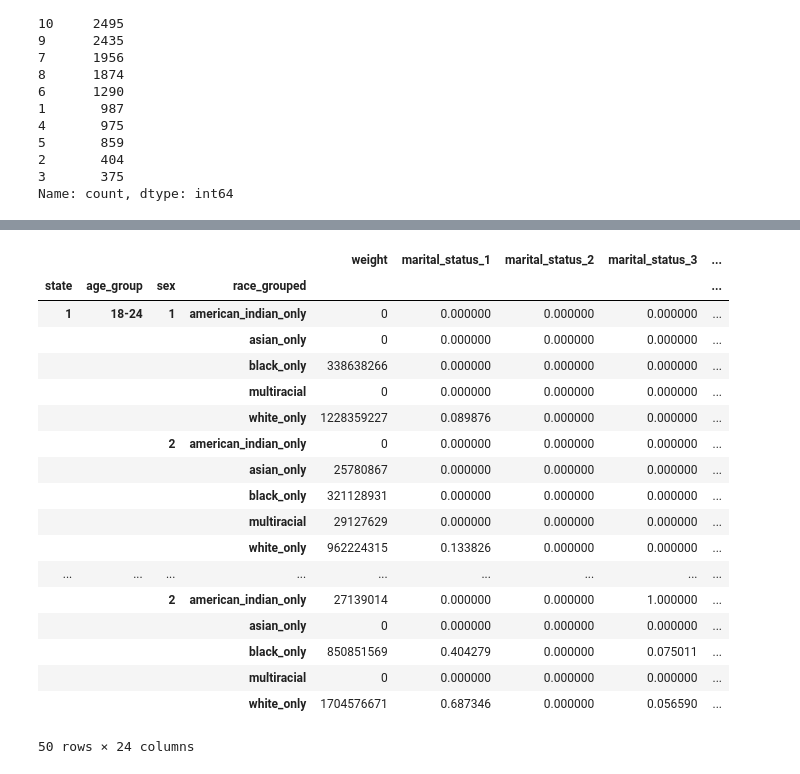
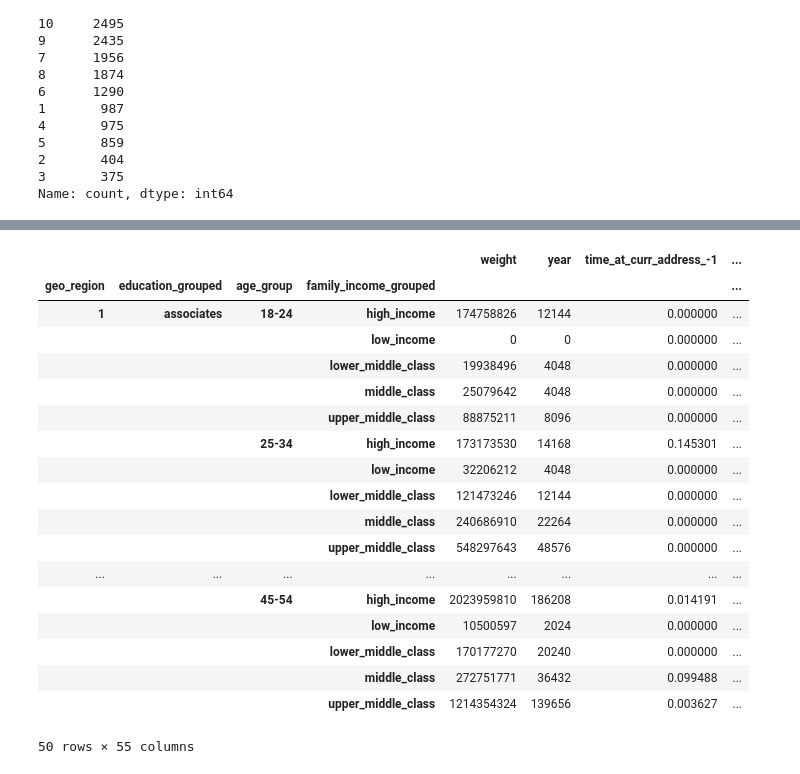
Before and after one commit to ecw70574/US-Census-Voting-and-Registration-DSCI-Capstone-Project, a Jupyter notebook: AggregationsforRNN.ipynb, the cells around one changed output, grey strips where cells are left out. Cells and saved outputs as stored; diff of their text form; code cells hidden in the pictures.

Commit message:
fixed aggregation logic, ready to apply to each year's extract

```diff
--- a/AggregationsforRNN.ipynb
+++ b/AggregationsforRNN.ipynb
@@ -74,5 +101,5 @@ data = data.rename(columns={
 # %%
 # subset only a few features for now, can add more in later
-data_subset = data[["age","sex", "marital_status","education","family_income","number_of_children","race","hispanic_flag", "veteran",'state',"weight"]]
+data_subset = data[["age","sex", "marital_status","education","family_income","race","hispanic_flag","weight", "time_at_curr_address","curr_student","lease_type","job_industry_code","geo_region","GED_or_HS","did_vote"]]
 data_subset
 # %% [output]
@@ -173,7 +205,7 @@ data_subset.loc[data_subset['race'] == 1, 'race_grouped'] = 'white_only'
 data_subset.loc[data_subset['race'] == 2, 'race_grouped'] = 'black_only'
 data_subset.loc[data_subset['race'] == 3, 'race_grouped'] = 'american_indian_only'
 data_subset.loc[data_subset['race'] == 4, 'race_grouped'] = 'asian_only'
-data_subset.loc[data_subset['race'] == 5, 'race_grouped'] = 'white_only'
+data_subset.loc[data_subset['race'] == 5, 'race_grouped'] = 'PI_only'
 data_subset.loc[(data_subset['race'] != 1) & (data_subset['race'] != 2) & (data_subset['race'] != 3) & (data_subset['race'] != 4) & (data_subset['race'] != 5), 'race_grouped'] = 'multiracial'
 
 data_subset = data_subset.drop(columns="race")
@@ -265,7 +280,8 @@ data_subset = data_subset.drop(columns="number_of_children")
 
 # did not complete high school
 data_subset.loc[(data_subset['education'] >= 31) & (data_subset['education'] <= 38), 'education_grouped'] = 'less_than_highschool'
-data_subset.loc[(data_subset['education'] == 39) | (data_subset['education'] == 40), 'education_grouped'] = 'high_school_completed'
+data_subset.loc[data_subset['education'] == 39, 'education_grouped'] = 'high_school_GED_completed'
+data_subset.loc[data_subset['education'] == 40, 'education_grouped'] = 'some_college'
 data_subset.loc[(data_subset['education'] == 41) | (data_subset['education'] == 42), 'education_grouped'] = 'associates'
 data_subset.loc[(data_subset['education'] == 43), 'education_grouped'] = 'bachelors'
 data_subset.loc[(data_subset['education'] > 43), 'education_grouped'] = 'masters_and_above'
@@ -289,10 +309,14 @@ education_grouped            5
 dtype: int64
+# %%
+# Choose the features we talked about on 4/16
+data_subset = data_subset[["time_at_curr_address", "curr_student","lease_type","marital_status", "job_industry_code","GED_or_HS","sex","race_grouped","geo_region", "education_grouped", "age_group", "family_income_grouped", "weight","did_vote"]]
 # %%
 year = 2024 # append and group by year so we can concatenate after performing this on all
 
+data_subset["year"] = year
 # AGGREGATING BY DEMOGRAPHIC GROUP
 # encode the features we don't want to group by in the rows
-grouped_cols = ["marital_status", "hispanic_flag", "education_grouped","family_income_grouped", "children_grouped","veteran"]
+grouped_cols = ["time_at_curr_address", "curr_student","lease_type","marital_status", "job_industry_code","GED_or_HS","sex","race_grouped","did_vote"]
 
 dummies_df = pd.get_dummies(data_subset, columns=grouped_cols)
 
@@ -307,58 +331,62 @@ for col in dummies_df.columns:
 
 
 # for each group, the proportion of each category is the sum of the weighted counts for that category divided by the total weight for that group
-grouped = dummies_df.groupby(["state", "age_group", "sex", "race_grouped"]).sum()
+grouped = dummies_df.groupby(["geo_region", "education_grouped", "age_group", "family_income_grouped"]).sum()
 
 grouped.head(50)
 
 feature_cols = [
     c for c in grouped.columns
     if any(c.startswith(p) for p in grouped_cols)
 ]
 '''
 grouped_nozeros = grouped[grouped["weight"] > 0] # drop rows with 0 weight
 grouped_nozeros
 '''
 
 '''
 feature_cols = [c for c in grouped.columns if c != "weight"]
 grouped = grouped.copy()
 grouped.loc[grouped["weight"] == 0, feature_cols] = 0
 
 grouped[feature_cols] = grouped[feature_cols].div(grouped["weight"], axis=0)
 '''
 
 import numpy as np
 denom = grouped["weight"].replace(0, np.nan)
 
 grouped[feature_cols] = grouped[feature_cols].div(denom, axis=0)
 
 # replace NaNs caused by 0-weight groups
 grouped[feature_cols] = grouped[feature_cols].fillna(0)
+
+# drop did_vote_0 column
+grouped = grouped.drop(columns="did_vote_0")
+
 grouped.head(50)
 
 
 # we dropped the zero weight rows so this may vary from year to year
 # %% [output]
-|  |  |  |  | weight | marital_status_1 | marital_status_2 | marital_status_3 | ... |
-| state | age_group | sex | race_grouped |  |  |  |  | ... |
-| 1 | 18-24 | 1 | american_indian_only | 0 | 0.000000 | 0.000000 | 0.000000 | ... |
-|  |  |  | asian_only | 0 | 0.000000 | 0.000000 | 0.000000 | ... |
-|  |  |  | black_only | 338638266 | 0.000000 | 0.000000 | 0.000000 | ... |
-|  |  |  | multiracial | 0 | 0.000000 | 0.000000 | 0.000000 | ... |
-|  |  |  | white_only | 1228359227 | 0.089876 | 0.000000 | 0.000000 | ... |
-|  |  | 2 | american_indian_only | 0 | 0.000000 | 0.000000 | 0.000000 | ... |
-|  |  |  | asian_only | 25780867 | 0.000000 | 0.000000 | 0.000000 | ... |
-|  |  |  | black_only | 321128931 | 0.000000 | 0.000000 | 0.000000 | ... |
-|  |  |  | multiracial | 29127629 | 0.000000 | 0.000000 | 0.000000 | ... |
-|  |  |  | white_only | 962224315 | 0.133826 | 0.000000 | 0.000000 | ... |
-| ... | ... | ... | ... | ... | ... | ... | ... | ... |
-|  |  | 2 | american_indian_only | 27139014 | 0.000000 | 0.000000 | 1.000000 | ... |
-|  |  |  | asian_only | 0 | 0.000000 | 0.000000 | 0.000000 | ... |
-|  |  |  | black_only | 850851569 | 0.404279 | 0.000000 | 0.075011 | ... |
-|  |  |  | multiracial | 0 | 0.000000 | 0.000000 | 0.000000 | ... |
-|  |  |  | white_only | 1704576671 | 0.687346 | 0.000000 | 0.056590 | ... |
+|  |  |  |  | weight | year | time_at_curr_address_-1 | ... |
+| geo_region | education_grouped | age_group | family_income_grouped |  |  |  | ... |
+| 1 | associates | 18-24 | high_income | 174758826 | 12144 | 0.000000 | ... |
+|  |  |  | low_income | 0 | 0 | 0.000000 | ... |
+|  |  |  | lower_middle_class | 19938496 | 4048 | 0.000000 | ... |
+|  |  |  | middle_class | 25079642 | 4048 | 0.000000 | ... |
+|  |  |  | upper_middle_class | 88875211 | 8096 | 0.000000 | ... |
+|  |  | 25-34 | high_income | 173173530 | 14168 | 0.145301 | ... |
+|  |  |  | low_income | 32206212 | 4048 | 0.000000 | ... |
+|  |  |  | lower_middle_class | 121473246 | 12144 | 0.000000 | ... |
+|  |  |  | middle_class | 240686910 | 22264 | 0.000000 | ... |
+|  |  |  | upper_middle_class | 548297643 | 48576 | 0.000000 | ... |
+| ... | ... | ... | ... | ... | ... | ... | ... |
+|  |  | 45-54 | high_income | 2023959810 | 186208 | 0.014191 | ... |
+|  |  |  | low_income | 10500597 | 2024 | 0.000000 | ... |
+|  |  |  | lower_middle_class | 170177270 | 20240 | 0.000000 | ... |
+|  |  |  | middle_class | 272751771 | 36432 | 0.099488 | ... |
+|  |  |  | upper_middle_class | 1214354324 | 139656 | 0.003627 | ... |
-50 rows × 24 columns
+50 rows × 55 columns
 # %%
 grouped.shape
 # %% [output]
```
Also changed, not shown: parts of 14 cells of this notebook.
